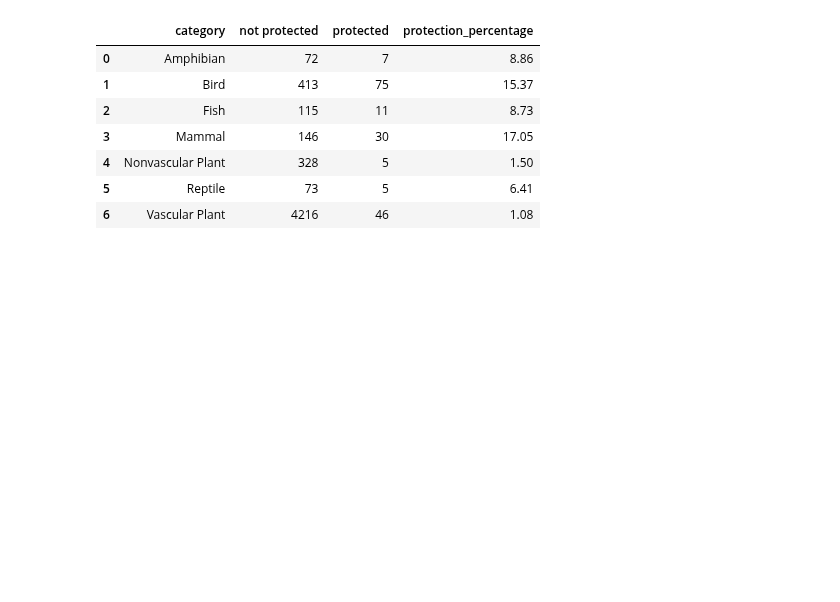
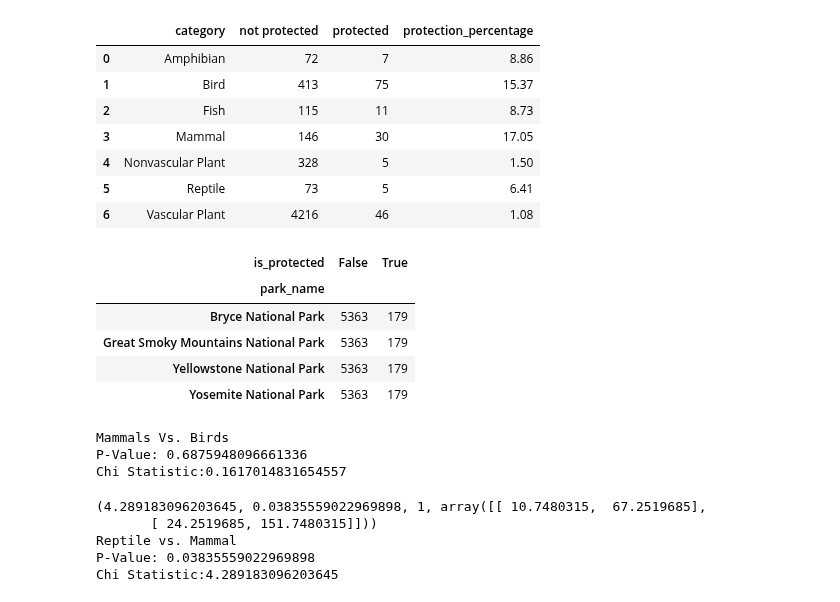
Before and after one commit to Gigabyte2408/biodiversity-project, a Jupyter notebook: biodiversity.ipynb, the cells around one changed output. Saved outputs shown, nothing was run; the diff lists cells and outputs as text; code cells hidden in the pictures; blank space fills up the shorter version.

Commit message:
Chi Squared Statistics
Added two contingency tables and performed chi squared statistical analysis to determine if certain species are more likely to need protection

```diff
--- a/biodiversity.ipynb
+++ b/biodiversity.ipynb
@@ -93,3 +94,43 @@ category_counts
 | 4 | Nonvascular Plant | 328 | 5 | 1.50 |
 | 5 | Reptile | 73 | 5 | 6.41 |
 | 6 | Vascular Plant | 4216 | 46 | 1.08 |
+# %%
+merged = pd.merge(observations, species, on = 'scientific_name')
+# merged.groupby(['park_name'])
+merged.head()
+merged.groupby(['park_name', 'is_protected']).scientific_name.nunique().unstack()
+# %% [output]
+| is_protected | False | True |
+| park_name |  |  |
+| Bryce National Park | 5363 | 179 |
+| Great Smoky Mountains National Park | 5363 | 179 |
+| Yellowstone National Park | 5363 | 179 |
+| Yosemite National Park | 5363 | 179 |
+# %%
+species['is_protected'] = species['conservation_status'] != 'no intervention'
+category_counts1 = species.groupby(['category', 'is_protected']).scientific_name.nunique().reset_index().pivot(columns = 'is_protected', index = 'category', values = 'scientific_name').reset_index()
+category_counts1.columns = ['category', 'not protected', 'protected']
+mammal_bird = [[30, 146], [75, 413]]
+results = chi2_contingency(mammal_bird)
+print(f'Mammals Vs. Birds\nP-Value: {results[1]} \nChi Statistic:{results[0]}')
+# The p-value is statistically insignificant suggesting the two variables are independent
+#The chi squared statistic is also small suggesting no associativity.
+# %% [output]
+Mammals Vs. Birds
+P-Value: 0.6875948096661336
+Chi Statistic:0.1617014831654557
+# %%
+species['is_protected'] = species['conservation_status'] != 'no intervention'
+category_counts2 = species.groupby(['category', 'is_protected']).scientific_name.nunique().reset_index().pivot(columns = 'is_protected', index = 'category', values = 'scientific_name').reset_index()
+category_counts2.columns = ['category', 'not protected', 'protected']
+reptile_mammal = [[5, 73], [30, 146]]
+results = chi2_contingency(reptile_mammal)
+print(results)
+print(f'Reptile vs. Mammal\nP-Value: {results[1]} \nChi Statistic:{results[0]}')
+#The P-value is statistically significant at the 5% level and a chi statistic of 4.28 suggest associativity meaning that mammals are statistically more likely to need protection as compared to reptiles.
+# %% [output]
+(4.289183096203645, 0.03835559022969898, 1, array([[ 10.7480315,  67.2519685],
+       [ 24.2519685, 151.7480315]]))
+Reptile vs. Mammal
+P-Value: 0.03835559022969898
+Chi Statistic:4.289183096203645
```
Also changed, not shown: parts of 1 cell of this notebook.
